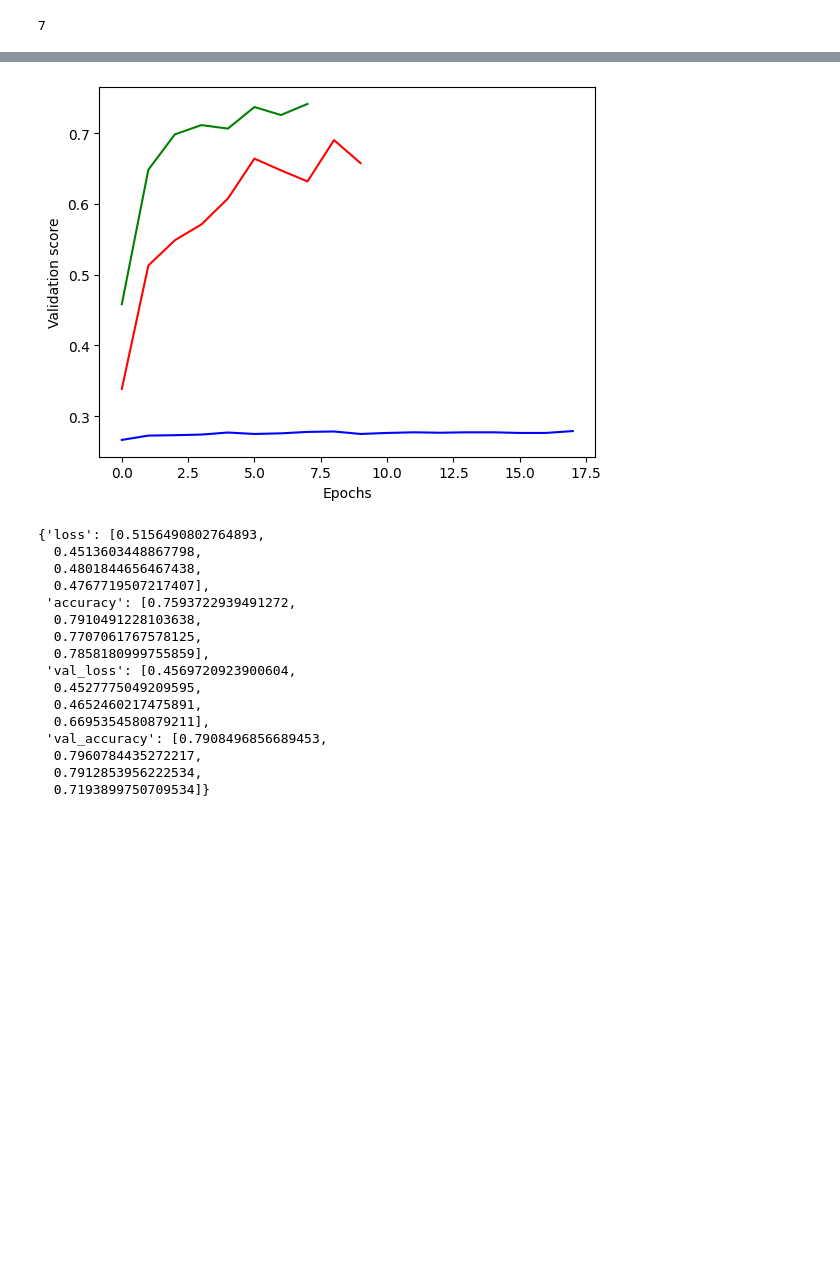
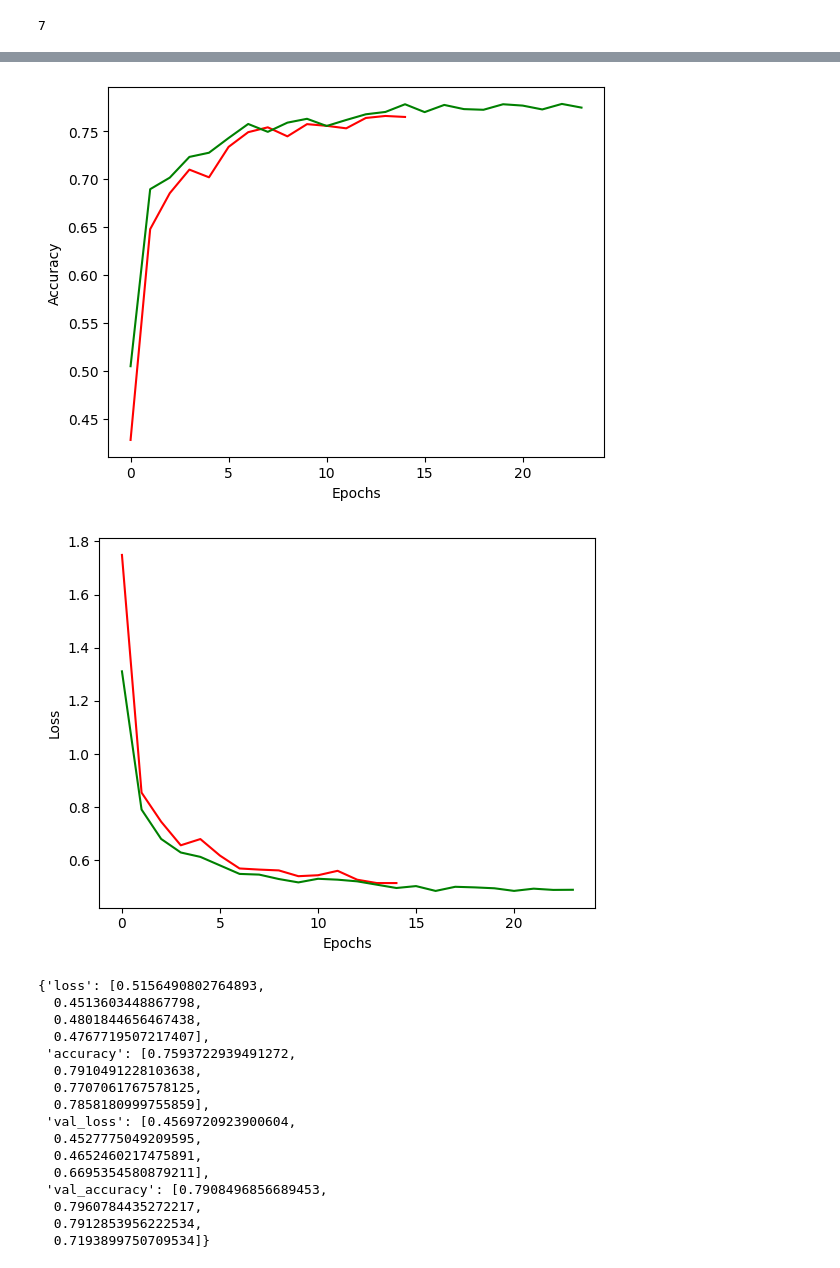
Before and after one commit to lfunderburk/machine-learning-capstone, a Jupyter notebook: notebooks/classification-fuel-ratings.ipynb, the cells around one changed output, grey strips where cells are left out. Drawn from its saved outputs; the diff is of its cells as text; code cells hidden in the pictures; blank space fills up the shorter version.

```diff
--- a/notebooks/classification-fuel-ratings.ipynb
+++ b/notebooks/classification-fuel-ratings.ipynb
@@ -564,11 +541,19 @@ plt.show()
 # %%
 # Create the plot
-plt.plot(model1.history['accuracy'], 'r', model2.history['accuracy'],'g', model3.history['accuracy'],'b')
+plt.plot(model1.history['accuracy'], 'r', model2.history['accuracy'],'g')
 plt.xlabel('Epochs')
-plt.ylabel('Validation score')
+plt.ylabel('Accuracy')
 plt.show()
 # %% [output]
-[figure, old version]
+[figure, new version]
+# %%
+# Create the plot
+plt.plot(model1.history['loss'], 'r', model2.history['loss'],'g')
+plt.xlabel('Epochs')
+plt.ylabel('Loss')
+plt.show()
+# %% [output]
+[figure, added]
 # %%
 model1.history
 # %% [output]
```
Also changed, not shown: parts of 5 cells of this notebook.
